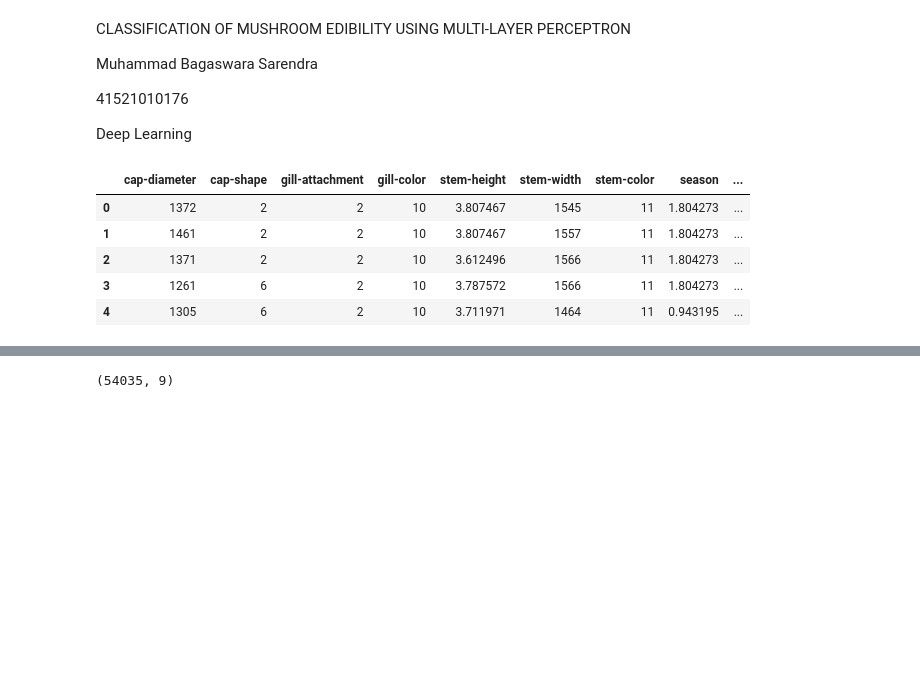
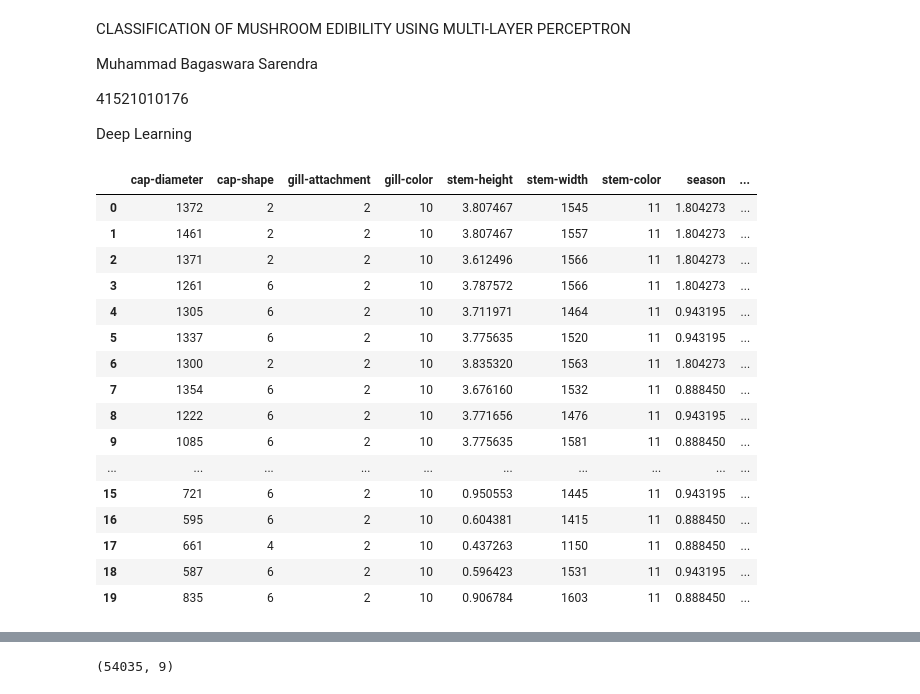
Before and after one commit to bagassarendra/MushroomClassification-MLP, a Jupyter notebook: mushroomclassification.ipynb, the cells around one changed output, grey strips where cells are left out. Cells and saved outputs as stored; diff of their text form; code cells hidden in the pictures; blank space fills up the shorter version.

```diff
--- a/mushroomclassification.ipynb
+++ b/mushroomclassification.ipynb
@@ -28,12 +28,23 @@ from keras.callbacks import EarlyStopping
 # %%
 data = pd.read_csv('mushroom_cleaned.csv')
 # %%
-data.head()
+data.head(20)
 # %% [output]
 |  | cap-diameter | cap-shape | gill-attachment | gill-color | stem-height | stem-width | stem-color | season | ... |
 | 0 | 1372 | 2 | 2 | 10 | 3.807467 | 1545 | 11 | 1.804273 | ... |
 | 1 | 1461 | 2 | 2 | 10 | 3.807467 | 1557 | 11 | 1.804273 | ... |
 | 2 | 1371 | 2 | 2 | 10 | 3.612496 | 1566 | 11 | 1.804273 | ... |
 | 3 | 1261 | 6 | 2 | 10 | 3.787572 | 1566 | 11 | 1.804273 | ... |
 | 4 | 1305 | 6 | 2 | 10 | 3.711971 | 1464 | 11 | 0.943195 | ... |
+| 5 | 1337 | 6 | 2 | 10 | 3.775635 | 1520 | 11 | 0.943195 | ... |
+| 6 | 1300 | 2 | 2 | 10 | 3.835320 | 1563 | 11 | 1.804273 | ... |
+| 7 | 1354 | 6 | 2 | 10 | 3.676160 | 1532 | 11 | 0.888450 | ... |
+| 8 | 1222 | 6 | 2 | 10 | 3.771656 | 1476 | 11 | 0.943195 | ... |
+| 9 | 1085 | 6 | 2 | 10 | 3.775635 | 1581 | 11 | 0.888450 | ... |
+| ... | ... | ... | ... | ... | ... | ... | ... | ... | ... |
+| 15 | 721 | 6 | 2 | 10 | 0.950553 | 1445 | 11 | 0.943195 | ... |
+| 16 | 595 | 6 | 2 | 10 | 0.604381 | 1415 | 11 | 0.888450 | ... |
+| 17 | 661 | 4 | 2 | 10 | 0.437263 | 1150 | 11 | 0.888450 | ... |
+| 18 | 587 | 6 | 2 | 10 | 0.596423 | 1531 | 11 | 0.943195 | ... |
+| 19 | 835 | 6 | 2 | 10 | 0.906784 | 1603 | 11 | 0.888450 | ... |
 # %%
```
Also changed, not shown: parts of 19 cells of this notebook.
